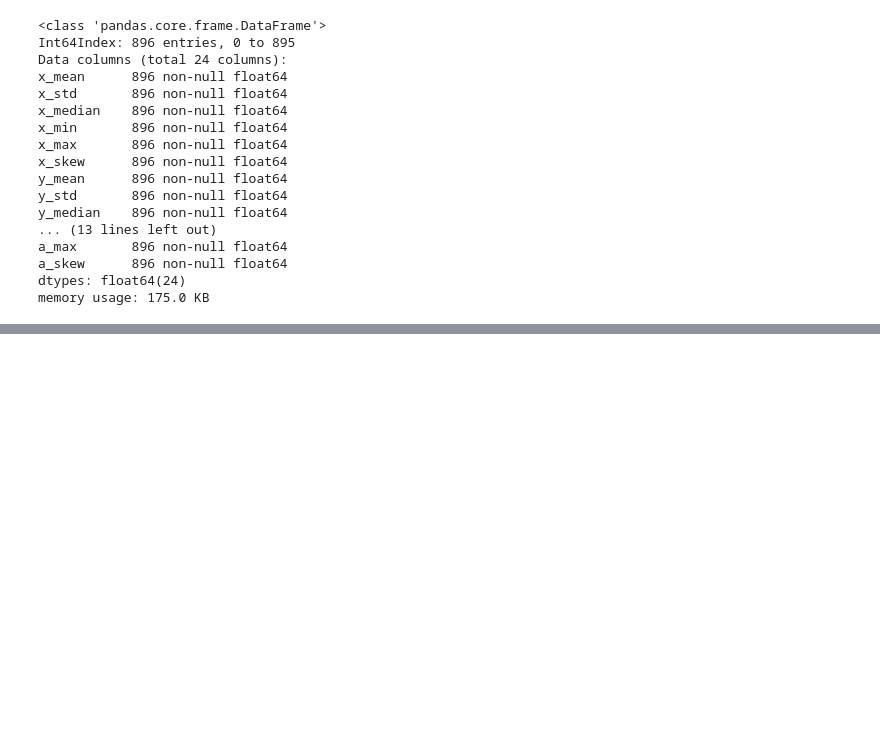
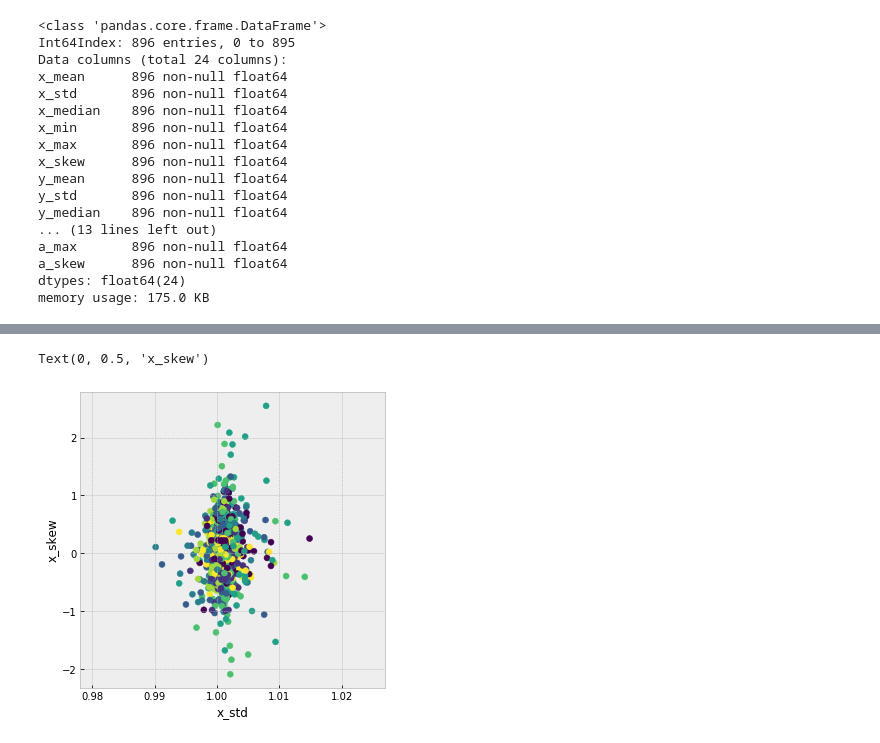
Before and after one commit to MatanAvitan/timeseries_kaggle, a Jupyter notebook: notebooks/data_exploration.ipynb, the cells around one changed output, grey strips where cells are left out. Drawn from its saved outputs; the diff is of its cells as text; code cells hidden in the pictures; blank space fills up the shorter version.

```diff
--- a/notebooks/data_exploration.ipynb
+++ b/notebooks/data_exploration.ipynb
@@ -247,0 +309,10 @@ features
+# %%
+plt.figure(figsize=(12,12))
+
+plt.subplot(2,2,1)
+plt.scatter(features['x_std'], features['x_skew'], c=data['label'].values)
+plt.xlabel('x_std')
+plt.ylabel('x_skew')
+# %% [output]
+Text(0, 0.5, 'x_skew')
+[figure, added]
```
Also changed, not shown: parts of 7 cells of this notebook.
